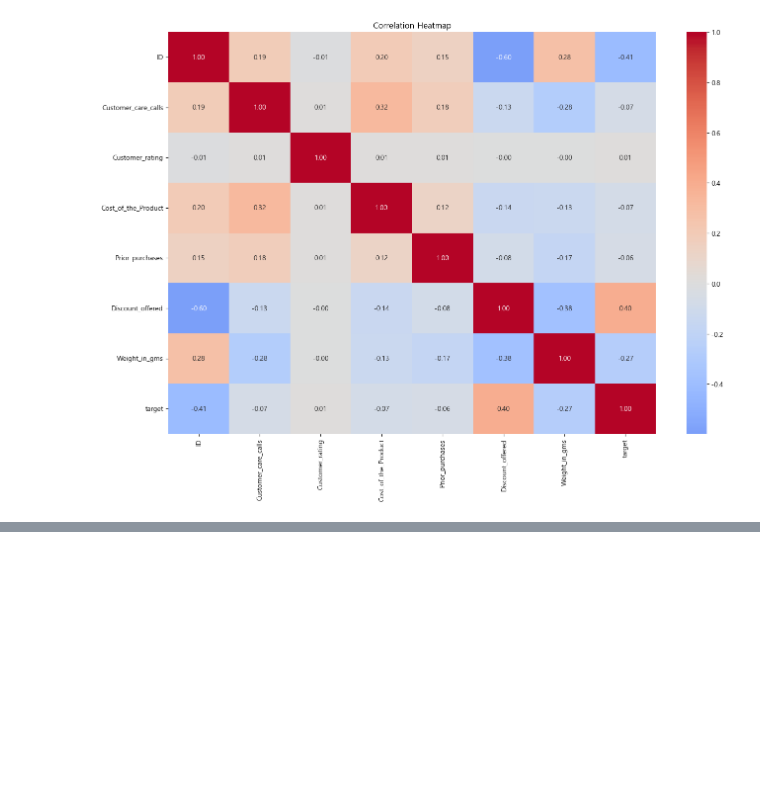
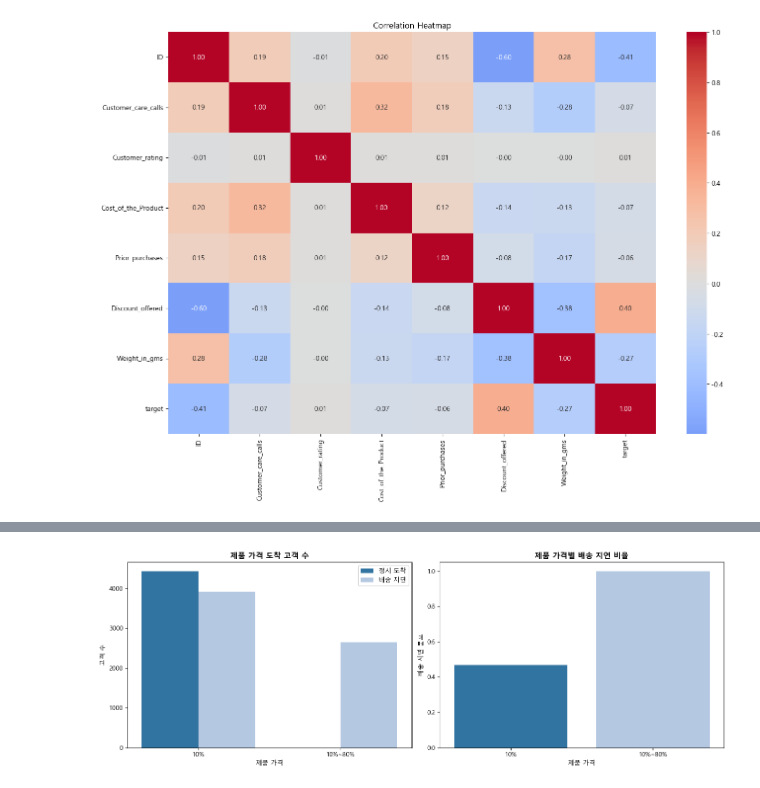
Before and after one commit to dfre1233-sddweq/Ecom_Shipping, a Jupyter notebook: 데이터분석 찬영.ipynb, the cells around one changed output, grey strips where cells are left out. Cells and saved outputs as stored; diff of their text form; code cells hidden in the pictures; blank space fills up the shorter version.

```diff
--- a/데이터분석 찬영.ipynb
+++ b/데이터분석 찬영.ipynb
@@ -396,0 +431,20 @@ memory usage: 1.0+ MB
+# %%
+df['10%'] = pd.cut(df['Discount_offered'], bins=[0, 10,100], labels=['10%', '10%~80%'])
+# %%
+fig, axes = plt.subplots(1, 2, figsize=(14, 5))
+
+sns.countplot(x='10%', hue='target', data=df, palette='tab20', ax=axes[0])
+axes[0].set_title('제품 가격 도착 고객 수', fontweight='bold')
+axes[0].legend(['정시 도착', '배송 지연'])
+axes[0].set_xlabel('제품 가격')
+axes[0].set_ylabel('고객 수')
+
+sns.barplot(x='10%', y='target', data=df, palette='tab20', hue='10%', legend=False, errorbar=None, ax=axes[1])
+axes[1].set_title('제품 가격별 배송 지연 비율', fontweight='bold')
+axes[1].set_xlabel('제품 가격')
+axes[1].set_ylabel('배송 지연 분포')
+
+plt.tight_layout()
+plt.show()
+# %% [output]
+[figure, added]
```
Also changed, not shown: parts of 13 cells of this notebook.
